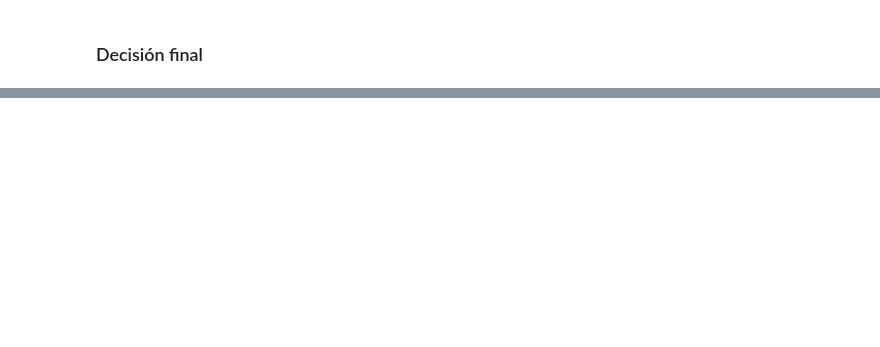
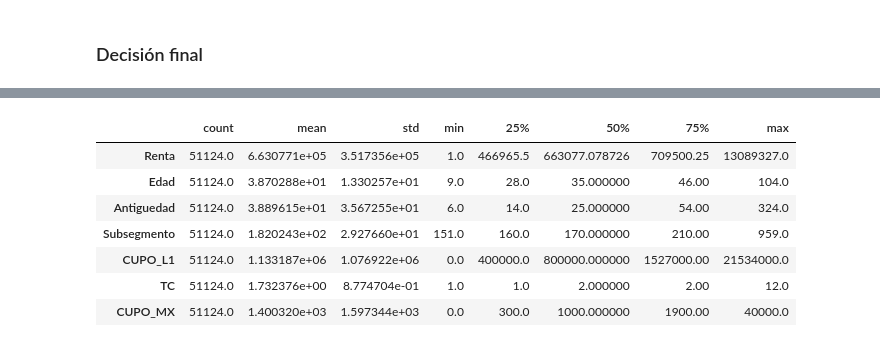
Before and after one commit to The-Shield-Team/SHIELD-ML-Monopoly, a Jupyter notebook: index.ipynb, the cells around one changed output, grey strips where cells are left out. Cells and saved outputs as stored; diff of their text form; code cells hidden in the pictures; blank space fills up the shorter version.

```diff
--- a/index.ipynb
+++ b/index.ipynb
@@ -1450,0 +1479,39 @@ for score, name in zip(rf_1.feature_importances_, X_train_clas_sm.columns):
+# %%
+from sklearn.cluster import MiniBatchKMeans
+from sklearn.metrics import silhouette_score
+
+# Rango de clusters a probar
+k_range = np.arange(2, 12)
+
+# crear un df_clustering usando el df con las columnas 'Renta', 'Edad', 'Antiguedad', 'Subsegmento', 'CUPO_L1', 'TC','CUPO_MX'
+df_clustering_complete = df[['Renta', 'Edad', 'Antiguedad', 'Subsegmento', 'CUPO_L1', 'TC','CUPO_MX']]
+
+# Normalizar el df_clustering
+from sklearn.preprocessing import StandardScaler
+scaler = StandardScaler()
+df_clustering = scaler.fit_transform(df_clustering_complete)
+
+
+# Reducir la dimensionalidad del df_clustering a 2 dimensiones usando PCA
+from sklearn.decomposition import PCA
+pca = PCA(n_components=2)
+df_clustering = pca.fit_transform(df_clustering)
+
+
+
+
+
+# realizar el clustering con MiniBatchKMeans
+inertia = []
+silhouette = []
+for k in k_range:
+    mbk = MiniBatchKMeans(n_clusters=k, batch_size=1000, random_state=42, n_init=10)
+    mbk.fit(df_clustering)
+    inertia.append(mbk.inertia_)
+    silhouette.append(silhouette_score(df_clustering, mbk.labels_))
+    # grafiar la clusterizacion con el valor de k y el valor de rand separando los clusters por colores y mostrando el centroide de cada cluster, separando las clusters por colores y con lineas
+    plt.figure(figsize=(10, 5))
+    plt.scatter(df_clustering[:, 0], df_clustering[:, 1], c=mbk.labels_, cmap='rainbow')
+    plt.scatter(mbk.cluster_centers_[:, 0], mbk.cluster_centers_[:, 1], marker='*', s=200, c='#050505')
+    plt.title(f'Clustering con {k} clusters')
+    plt.show()
@@ -1450,0 +1620,12 @@ for score, name in zip(rf_1.feature_importances_, X_train_clas_sm.columns):
+# %%
+# describe del df_clustering
+df_clustering_complete.describe().T
+# %% [output]
+|  | count | mean | std | min | 25% | 50% | 75% | max |
+| Renta | 51124.0 | 6.630771e+05 | 3.517356e+05 | 1.0 | 466965.5 | 663077.078726 | 709500.25 | 13089327.0 |
+| Edad | 51124.0 | 3.870288e+01 | 1.330257e+01 | 9.0 | 28.0 | 35.000000 | 46.00 | 104.0 |
+| Antiguedad | 51124.0 | 3.889615e+01 | 3.567255e+01 | 6.0 | 14.0 | 25.000000 | 54.00 | 324.0 |
+| Subsegmento | 51124.0 | 1.820243e+02 | 2.927660e+01 | 151.0 | 160.0 | 170.000000 | 210.00 | 959.0 |
+| CUPO_L1 | 51124.0 | 1.133187e+06 | 1.076922e+06 | 0.0 | 400000.0 | 800000.000000 | 1527000.00 | 21534000.0 |
+| TC | 51124.0 | 1.732376e+00 | 8.774704e-01 | 1.0 | 1.0 | 2.000000 | 2.00 | 12.0 |
+| CUPO_MX | 51124.0 | 1.400320e+03 | 1.597344e+03 | 0.0 | 300.0 | 1000.000000 | 1900.00 | 40000.0 |
```
Also changed, not shown: parts of 29 cells of this notebook.
